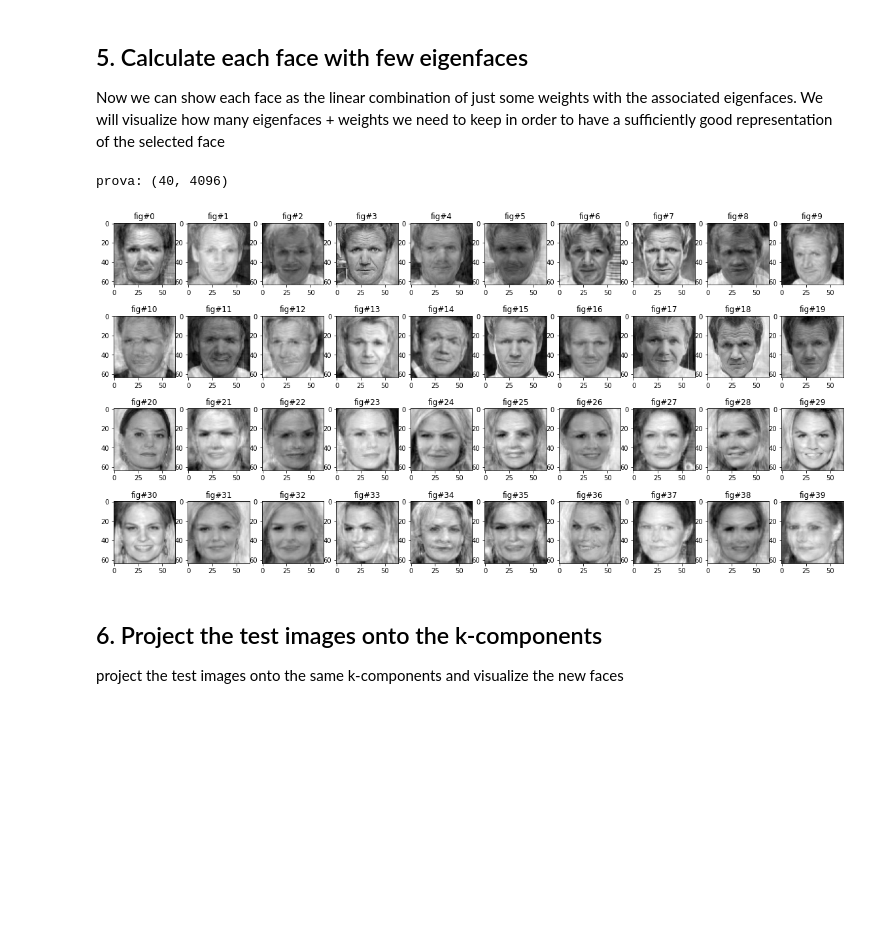
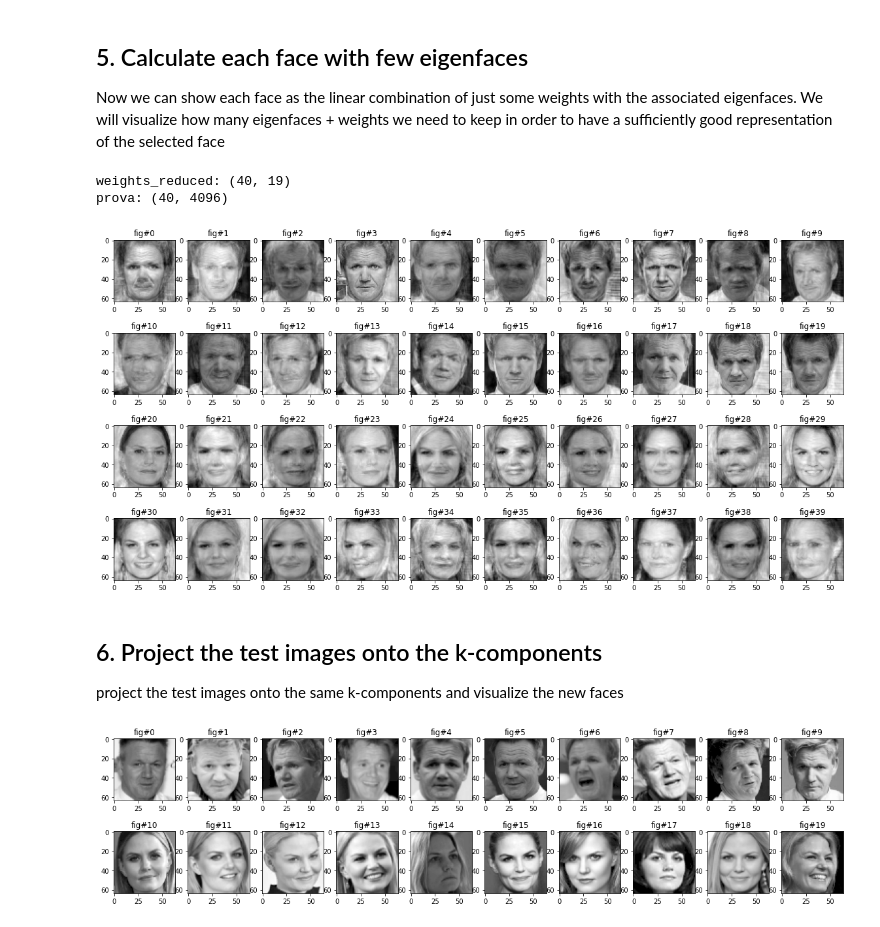
Before and after one commit to Nicocro/CV_Assignments, a Jupyter notebook: 4_2_Learning_features_from_data.ipynb, the cells around one changed output. Cells and saved outputs as stored; diff of their text form; code cells hidden in the pictures; blank space fills up the shorter version.

```diff
--- a/4_2_Learning_features_from_data.ipynb
+++ b/4_2_Learning_features_from_data.ipynb
@@ -265,13 +269,29 @@ def eigenface_redu(eigenfaces_df, weights_df, k):
 # %%
-prova = eigenface_redu(principal_components, weights, 21)
-prova = prova.add(faces_mean, axis = 1)
+weights_reduced, prova = eigenface_redu(faces_centered, faces_mean, principal_components, 19)
+
+print('weights_reduced:', weights_reduced.shape)
 print('prova:',prova.shape)
-
 displayimages(prova)
 # %% [output]
+weights_reduced: (40, 19)
 prova: (40, 4096)
 [figure]
 # %% [markdown]
 ## 6. Project the test images onto the k-components ##
 
 project the test images onto the same k-components and visualize the new faces
+# %%
+test_faces = pd.DataFrame([])
+for path in iglob('/content/drive/My Drive/Computer Vision/CV_dataset/A_test/*.png'):
+ test_img = cv2.imread(path, cv2.IMREAD_GRAYSCALE)
+ test_face = pd.Series(test_img.flatten(),name = path.replace("/content/drive/My Drive/Computer Vision/CV_dataset/",""))
+ test_faces = test_faces.append(test_face).astype(int)
+
+for path in iglob('/content/drive/My Drive/Computer Vision/CV_dataset/B_test/*.png'):
+ test_img = cv2.imread(path, cv2.IMREAD_GRAYSCALE)
+ test_face = pd.Series(test_img.flatten(),name=path.replace("/content/drive/My Drive/Computer Vision/CV_dataset/",""))
+ test_faces = test_faces.append(test_face).astype(int)
+# %%
+displayimages(test_faces)
+# %% [output]
+[figure, added]
```
Also changed, not shown: parts of 15 cells of this notebook.
